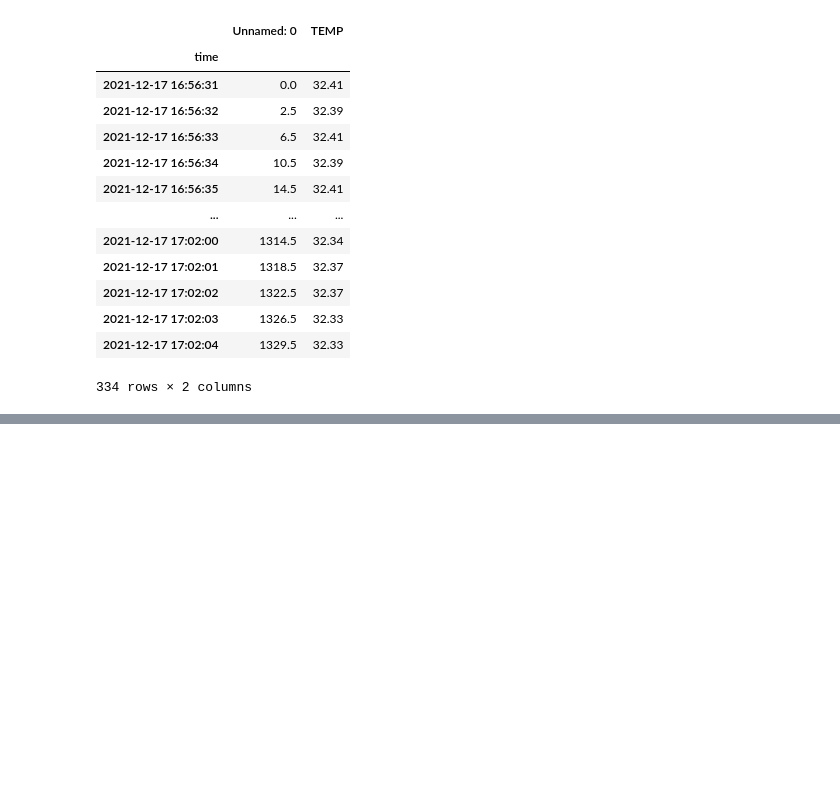
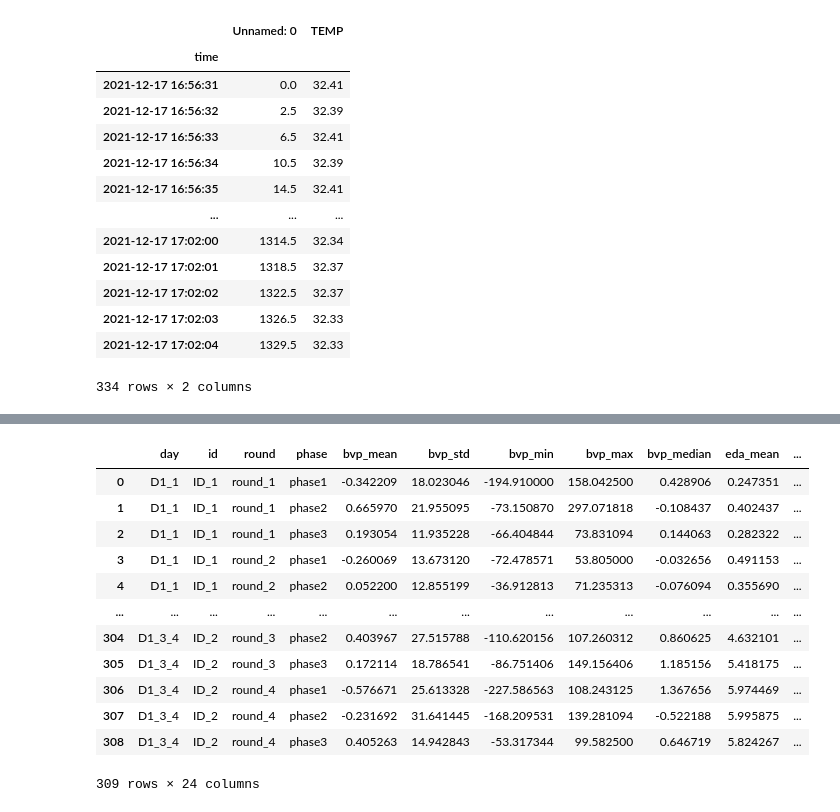
Before and after one commit to pierrehogenhaug/compDataAnProject, a Jupyter notebook: experiments3.ipynb, the cells around one changed output, grey strips where cells are left out. Cells and saved outputs as stored; diff of their text form; code cells hidden in the pictures; blank space fills up the shorter version.

```diff
--- a/experiments3.ipynb
+++ b/experiments3.ipynb
@@ -277,0 +410,3 @@ print(summary_stats_df)
+# %%
+combined_dataframe['unique_id'] = combined_dataframe['day'] + '_' + combined_dataframe['id']
+print(f"Distinct IDs: {len(combined_dataframe.unique_id.value_counts())}, \n{combined_dataframe.unique_id.value_counts()}")
@@ -277,0 +446,27 @@ print(summary_stats_df)
+# %%
+def extract_features(combined_biodata):
+    features = {
+        'bvp_mean': combined_biodata['BVP'].mean(),
+        'bvp_std': combined_biodata['BVP'].std(),
+        'bvp_min': combined_biodata['BVP'].min(),
+        'bvp_max': combined_biodata['BVP'].max(),
+        'bvp_median': combined_biodata['BVP'].median(),
+        'eda_mean': combined_biodata['EDA'].mean(),
+        'eda_std': combined_biodata['EDA'].std(),
+        'eda_min': combined_biodata['EDA'].min(),
+        'eda_max': combined_biodata['EDA'].max(),
+        'eda_median': combined_biodata['EDA'].median(),
+        'hr_mean': combined_biodata['HR'].mean(),
+        'hr_std': combined_biodata['HR'].std(),
+        'hr_min': combined_biodata['HR'].min(),
+        'hr_max': combined_biodata['HR'].max(),
+        'hr_median': combined_biodata['HR'].median(),
+        'temp_mean': combined_biodata['TEMP'].mean(),
+        'temp_std': combined_biodata['TEMP'].std(),
+        'temp_min': combined_biodata['TEMP'].min(),
+        'temp_max': combined_biodata['TEMP'].max(),
+        'temp_median': combined_biodata['TEMP'].median()
+    }
+    return features
+
+combined_dataframe['features'] = combined_dataframe['combined_biodata'].apply(extract_features)
@@ -277,0 +520,16 @@ print(summary_stats_df)
+# %%
+features_dataframe
+# %% [output]
+|  | day | id | round | phase | bvp_mean | bvp_std | bvp_min | bvp_max | bvp_median | eda_mean | ... |
+| 0 | D1_1 | ID_1 | round_1 | phase1 | -0.342209 | 18.023046 | -194.910000 | 158.042500 | 0.428906 | 0.247351 | ... |
+| 1 | D1_1 | ID_1 | round_1 | phase2 | 0.665970 | 21.955095 | -73.150870 | 297.071818 | -0.108437 | 0.402437 | ... |
+| 2 | D1_1 | ID_1 | round_1 | phase3 | 0.193054 | 11.935228 | -66.404844 | 73.831094 | 0.144063 | 0.282322 | ... |
+| 3 | D1_1 | ID_1 | round_2 | phase1 | -0.260069 | 13.673120 | -72.478571 | 53.805000 | -0.032656 | 0.491153 | ... |
+| 4 | D1_1 | ID_1 | round_2 | phase2 | 0.052200 | 12.855199 | -36.912813 | 71.235313 | -0.076094 | 0.355690 | ... |
+| ... | ... | ... | ... | ... | ... | ... | ... | ... | ... | ... | ... |
+| 304 | D1_3_4 | ID_2 | round_3 | phase2 | 0.403967 | 27.515788 | -110.620156 | 107.260312 | 0.860625 | 4.632101 | ... |
+| 305 | D1_3_4 | ID_2 | round_3 | phase3 | 0.172114 | 18.786541 | -86.751406 | 149.156406 | 1.185156 | 5.418175 | ... |
+| 306 | D1_3_4 | ID_2 | round_4 | phase1 | -0.576671 | 25.613328 | -227.586563 | 108.243125 | 1.367656 | 5.974469 | ... |
+| 307 | D1_3_4 | ID_2 | round_4 | phase2 | -0.231692 | 31.641445 | -168.209531 | 139.281094 | -0.522188 | 5.995875 | ... |
+| 308 | D1_3_4 | ID_2 | round_4 | phase3 | 0.405263 | 14.942843 | -53.317344 | 99.582500 | 0.646719 | 5.824267 | ... |
+309 rows × 24 columns
```
Also changed, not shown: parts of 43 cells of this notebook, 1 other file.
